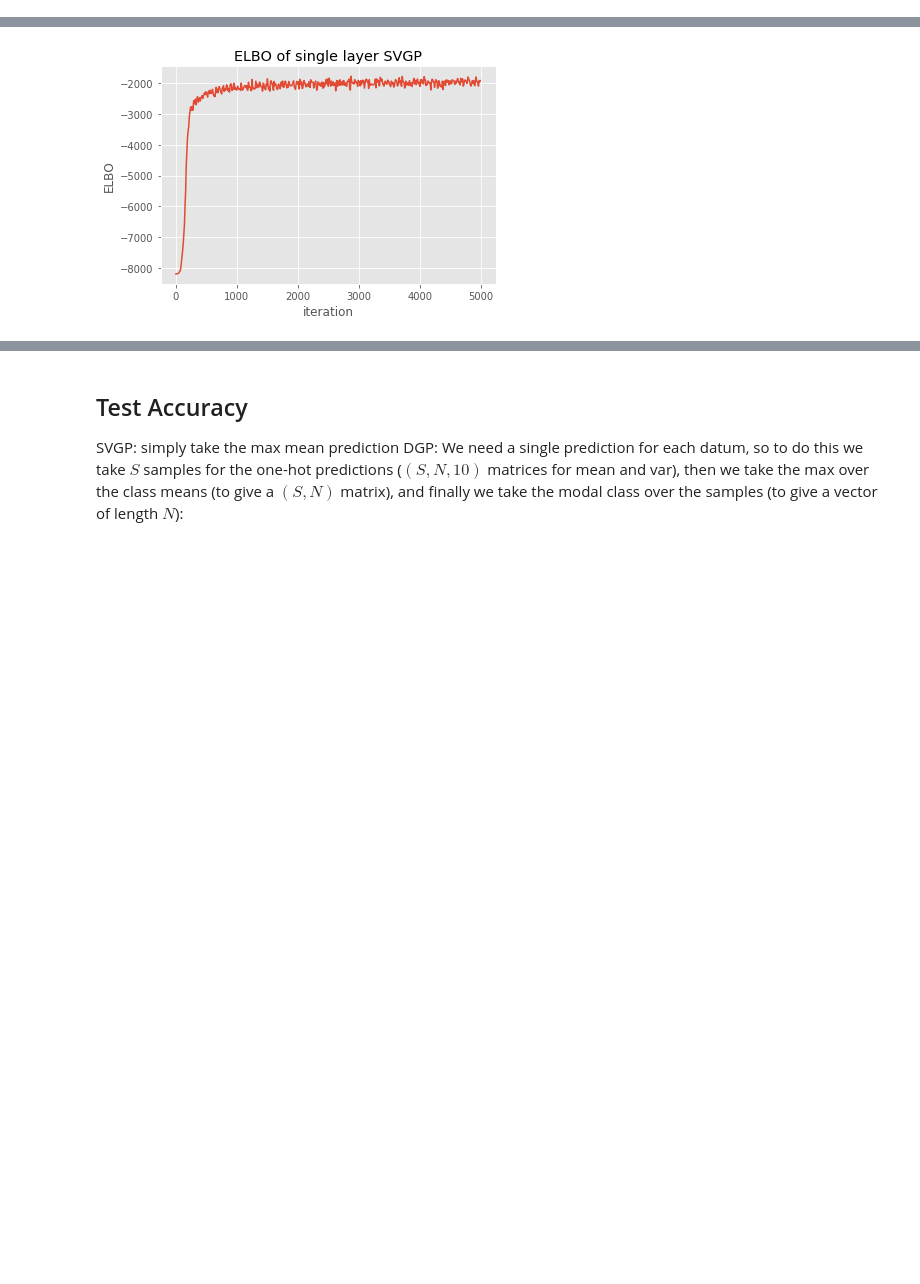
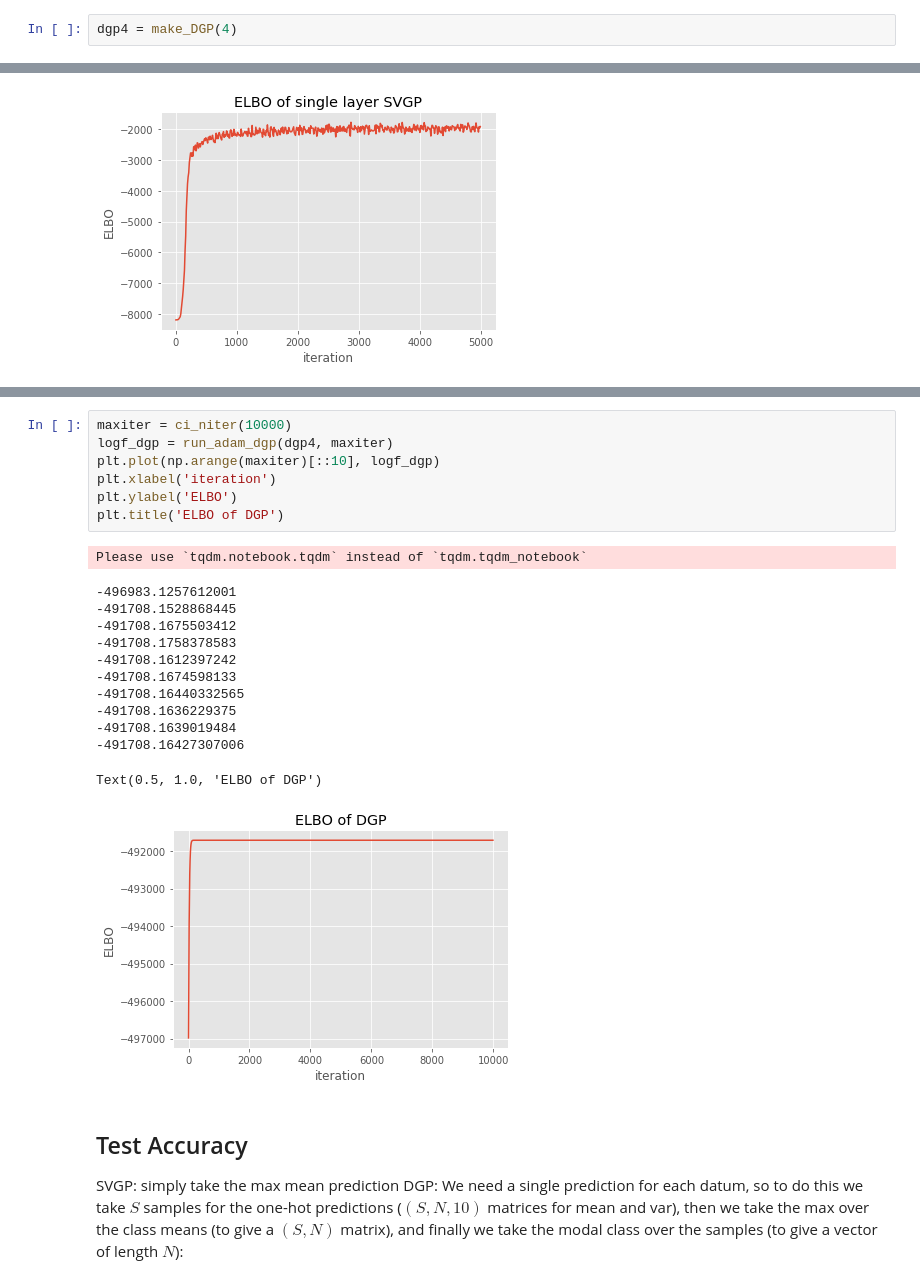
Before and after one commit to MattAshman/MLMI4, a Jupyter notebook: notebooks/mnist-classification.ipynb, the cells around one changed output, grey strips where cells are left out. Saved outputs shown, nothing was run; the diff lists cells and outputs as text; blank space fills up the shorter version.

```diff
--- a/notebooks/mnist-classification.ipynb
+++ b/notebooks/mnist-classification.ipynb
@@ -77,0 +80,2 @@ dgp = make_DGP(2)
+# %%
+dgp4 = make_DGP(4)
@@ -185,3 +197,24 @@ Text(0.5, 1.0, 'ELBO of DGP')
+# %%
+maxiter = ci_niter(10000)
+logf_dgp = run_adam_dgp(dgp4, maxiter)
+plt.plot(np.arange(maxiter)[::10], logf_dgp)
+plt.xlabel('iteration')
+plt.ylabel('ELBO')
+plt.title('ELBO of DGP')
+# %% [output]
+Please use `tqdm.notebook.tqdm` instead of `tqdm.tqdm_notebook`
+-496983.1257612001
+-491708.1528868445
+-491708.1675503412
+-491708.1758378583
+-491708.1612397242
+-491708.1674598133
+-491708.16440332565
+-491708.1636229375
+-491708.1639019484
+-491708.16427307006
+Text(0.5, 1.0, 'ELBO of DGP')
+[figure, added]
 # %% [markdown]
 ## Test Accuracy
 SVGP: simply take the max mean prediction
```
Also changed, not shown: parts of 8 cells of this notebook, 1 other file.
